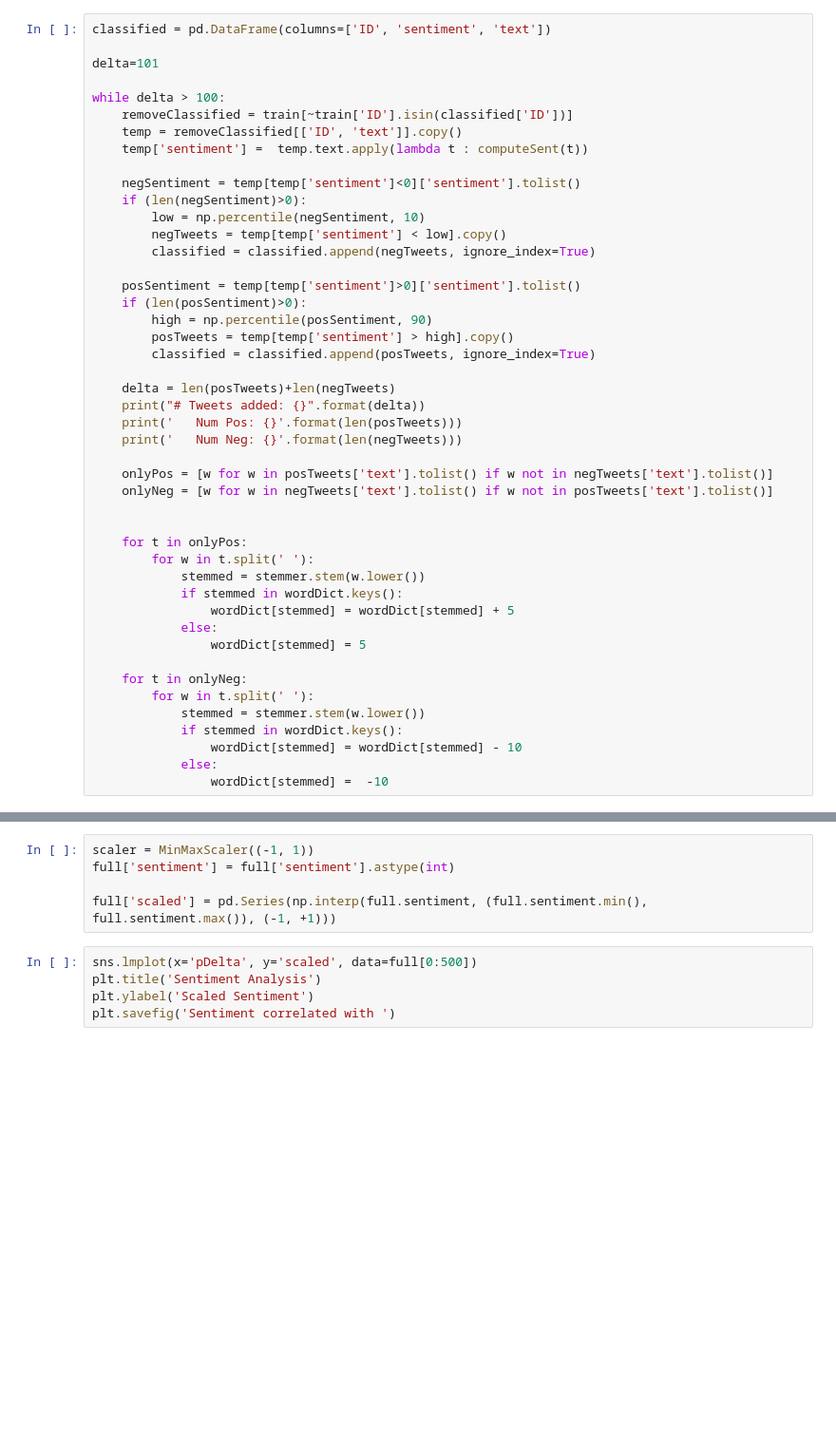
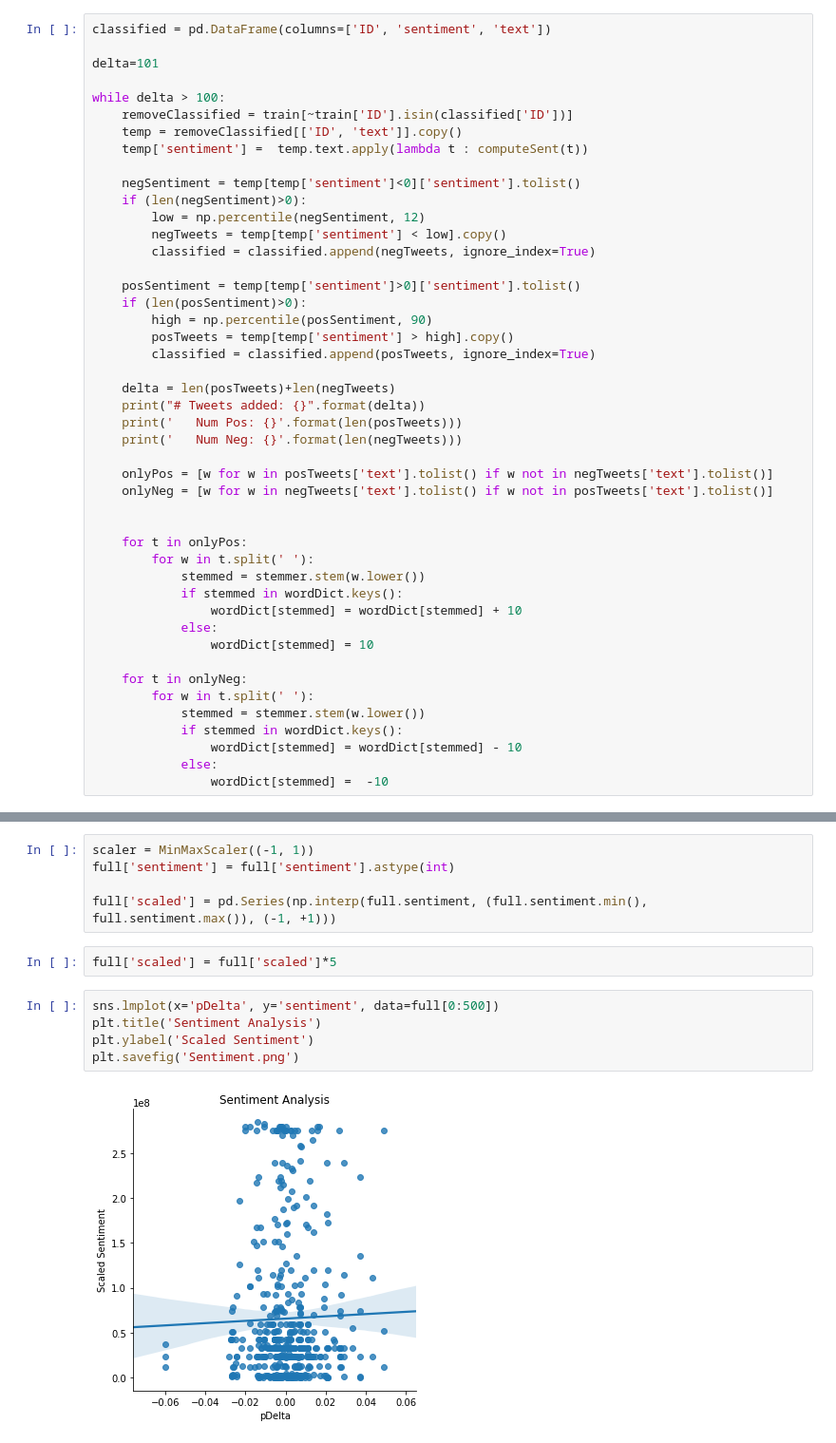
Before and after one commit to bfine9618/cis519proj, a Jupyter notebook: Sentiment Final.ipynb, the cells around one changed output, grey strips where cells are left out. Shown at 95% size. Cells and saved outputs as stored; diff of their text form; blank space fills up the shorter version.

```diff
--- a/Sentiment Final.ipynb
+++ b/Sentiment Final.ipynb
@@ -72,7 +72,7 @@ while delta > 100:
 
     negSentiment = temp[temp['sentiment']<0]['sentiment'].tolist()
     if (len(negSentiment)>0):
-        low = np.percentile(negSentiment, 10)
+        low = np.percentile(negSentiment, 12)
         negTweets = temp[temp['sentiment'] < low].copy()
         classified = classified.append(negTweets, ignore_index=True)
 
@@ -95,9 +95,9 @@ while delta > 100:
         for w in t.split(' '):
             stemmed = stemmer.stem(w.lower())
             if stemmed in wordDict.keys():
-                wordDict[stemmed] = wordDict[stemmed] + 5
+                wordDict[stemmed] = wordDict[stemmed] + 10
             else:
-                wordDict[stemmed] = 5
+                wordDict[stemmed] = 10
 
     for t in onlyNeg:
         for w in t.split(' '):
@@ -124,9 +131,13 @@ scaler = MinMaxScaler((-1, 1))
 full['sentiment'] = full['sentiment'].astype(int)
 
 full['scaled'] = pd.Series(np.interp(full.sentiment, (full.sentiment.min(), full.sentiment.max()), (-1, +1)))
+# %%
+full['scaled'] = full['scaled']*5
 # %%
-sns.lmplot(x='pDelta', y='scaled', data=full[0:500])
+sns.lmplot(x='pDelta', y='sentiment', data=full[0:500])
 plt.title('Sentiment Analysis')
 plt.ylabel('Scaled Sentiment')
-plt.savefig('Sentiment correlated with ')
+plt.savefig('Sentiment.png')
+# %% [output]
+[figure, added]
 # %%
```
Also changed, not shown: parts of 6 cells of this notebook, 5 other files.
